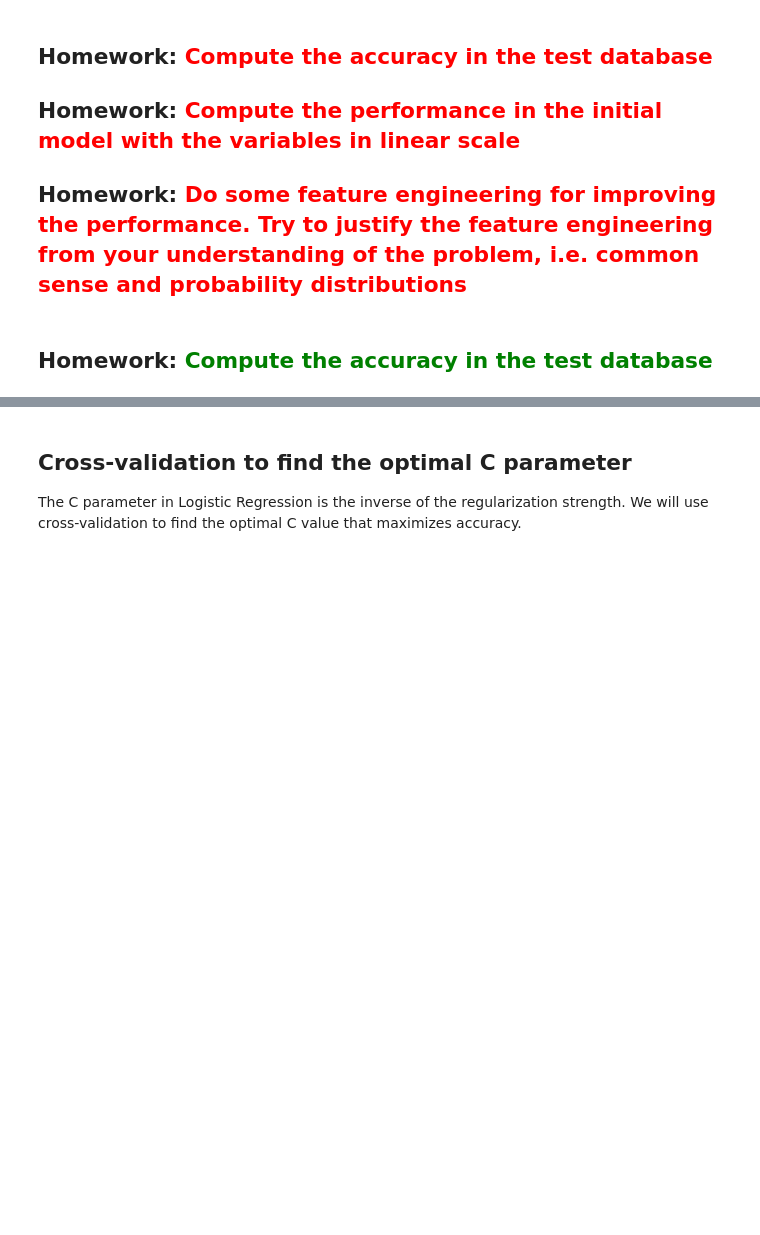
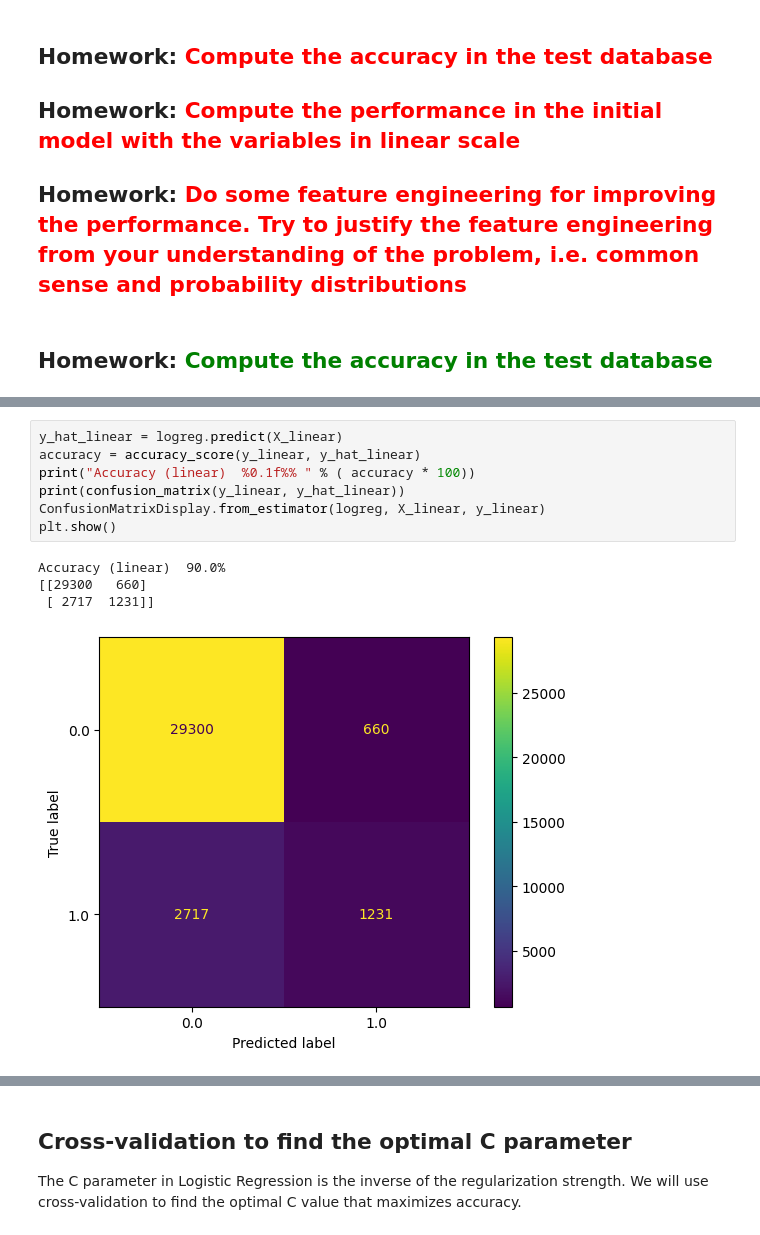
Before and after one commit to MarcelLopezLopez/MLEARN, a Jupyter notebook: Practicas/FourthPractice/FourthPractice.ipynb, the cells around one changed output, grey strips where cells are left out. Cells and saved outputs as stored; diff of their text form; blank space fills up the shorter version.

```diff
--- a/Practicas/FourthPractice/FourthPractice.ipynb
+++ b/Practicas/FourthPractice/FourthPractice.ipynb
@@ -909,0 +939,12 @@ Accuracy (test)  89.5%
+# %%
+y_hat_linear = logreg.predict(X_linear)
+accuracy = accuracy_score(y_linear, y_hat_linear)
+print("Accuracy (linear)  %0.1f%% " % ( accuracy * 100))
+print(confusion_matrix(y_linear, y_hat_linear))
+ConfusionMatrixDisplay.from_estimator(logreg, X_linear, y_linear)
+plt.show()
+# %% [output]
+Accuracy (linear)  90.0%
+[[29300   660]
+ [ 2717  1231]]
+[figure, added]
```
Also changed, not shown: parts of 7 cells of this notebook.
